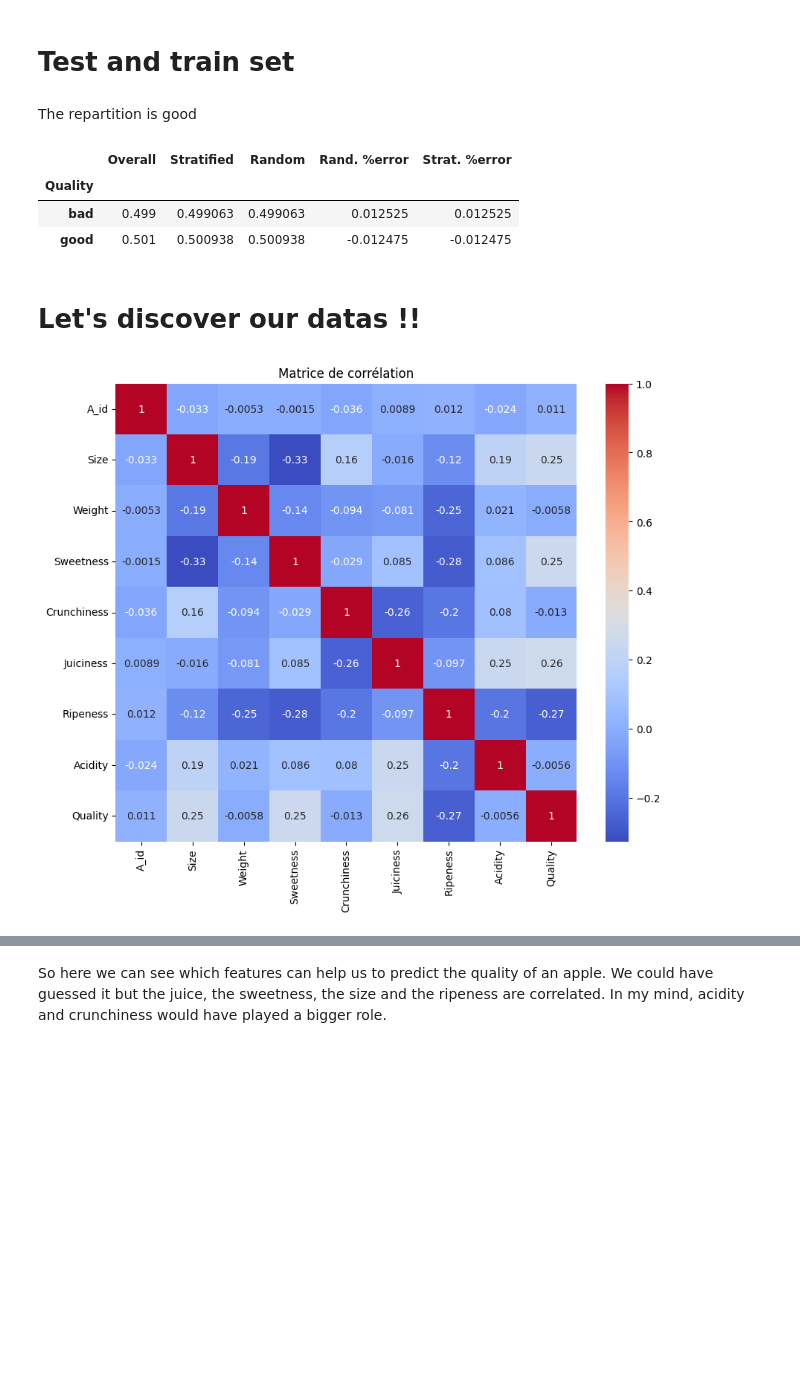
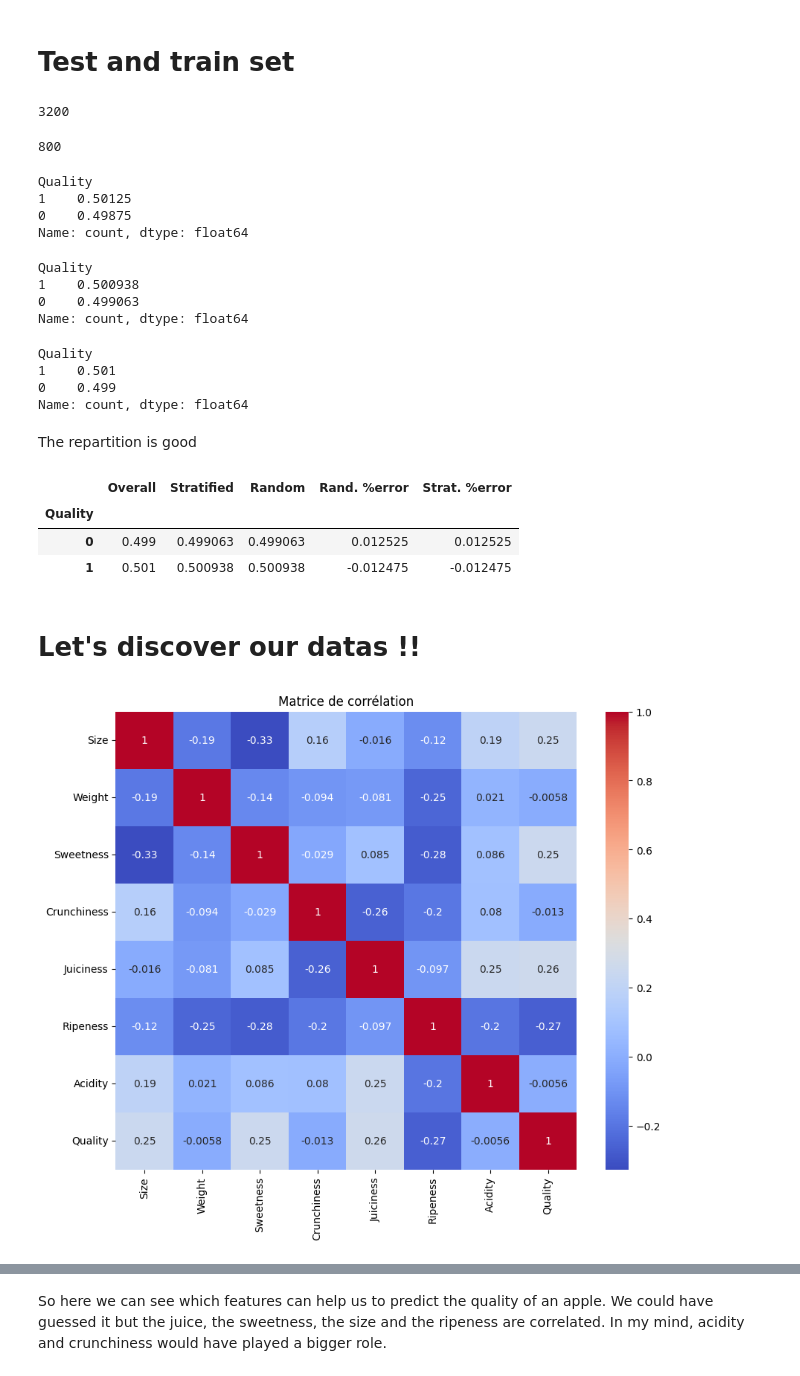
Before and after one commit to AntoBrgt/Apple_quality, a Jupyter notebook: apple_quality.ipynb, the cells around one changed output, grey strips where cells are left out. Cells and saved outputs as stored; diff of their text form; code cells hidden in the pictures; blank space fills up the shorter version.

```diff
--- a/apple_quality.ipynb
+++ b/apple_quality.ipynb
@@ -171,3 +200,10 @@ Data columns (total 9 columns):
  8   Quality      4000 non-null   object
 dtypes: float64(8), object(1)
 memory usage: 312.5+ KB
+# %%
+import seaborn as sns
+
+# Tracer un pairplot
+apple_cleaned = apple_cleaned.drop(columns=['A_id'])
+sns.pairplot(apple_cleaned, hue='Quality', palette='husl')
+plt.show()
@@ -186,3 +224,18 @@ apple_cleaned["Quality"]
 3998    good
 3999    good
 Name: Quality, Length: 4000, dtype: object
+# %%
+# Créer un dictionnaire de mapping
+quality_mapping = {'good': 1, 'bad': 0}
+
+# Appliquer le mapping à la colonne Quality
+apple_cleaned['Quality'] = apple_cleaned['Quality'].map(quality_mapping)
+
+# Maintenant, vous pouvez calculer la matrice de corrélation
+correlation_matrix = apple_cleaned.corr()
+
+# Tracer la heatmap
+plt.figure(figsize=(10, 8))
+sns.heatmap(correlation_matrix, annot=True, cmap='coolwarm')
+plt.title('Matrice de corrélation')
+plt.show()
@@ -197,14 +252,33 @@ for train_index, test_index in split.split(apple_cleaned, apple_cleaned["Quality
     test_set = apple_cleaned.loc[test_index]
 # %%
 len(train_set)
+# %% [output]
+3200
 # %%
 len(test_set)
+# %% [output]
+800
 # %%
 test_set["Quality"].value_counts() / len(test_set)
+# %% [output]
+Quality
+1    0.50125
+0    0.49875
+Name: count, dtype: float64
 # %%
 train_set["Quality"].value_counts() / len(train_set)
+# %% [output]
+Quality
+1    0.500938
+0    0.499063
+Name: count, dtype: float64
 # %%
 apple_cleaned["Quality"].value_counts() / len(apple_cleaned)
+# %% [output]
+Quality
+1    0.501
+0    0.499
+Name: count, dtype: float64
 # %% [markdown]
 The repartition is good
 # %%
@@ -223,8 +297,8 @@ compare_props
 # %% [output]
 |  | Overall | Stratified | Random | Rand. %error | Strat. %error |
 | Quality |  |  |  |  |  |
-| bad | 0.499 | 0.499063 | 0.499063 | 0.012525 | 0.012525 |
-| good | 0.501 | 0.500938 | 0.500938 | -0.012475 | -0.012475 |
+| 0 | 0.499 | 0.499063 | 0.499063 | 0.012525 | 0.012525 |
+| 1 | 0.501 | 0.500938 | 0.500938 | -0.012475 | -0.012475 |
 # %% [markdown]
 # Let's discover our datas !!
 # %%
@@ -232,21 +306,15 @@ apple_train = train_set.copy()
 # %%
 import seaborn as sns
 import matplotlib.pyplot as plt
-
-# Créer un dictionnaire de mapping
-quality_mapping = {'good': 1, 'bad': 0}
-
-# Appliquer le mapping à la colonne Quality
-apple_train['Quality'] = apple_train['Quality'].map(quality_mapping)
 
 # Maintenant, vous pouvez calculer la matrice de corrélation
 correlation_matrix = apple_train.corr()
 
 # Tracer la heatmap
 plt.figure(figsize=(10, 8))
 sns.heatmap(correlation_matrix, annot=True, cmap='coolwarm')
 plt.title('Matrice de corrélation')
 plt.show()
 # %% [output]
-[figure, old version]
+[figure, new version]
 # %%
```
Also changed, not shown: parts of 29 cells of this notebook, 1 other file.
